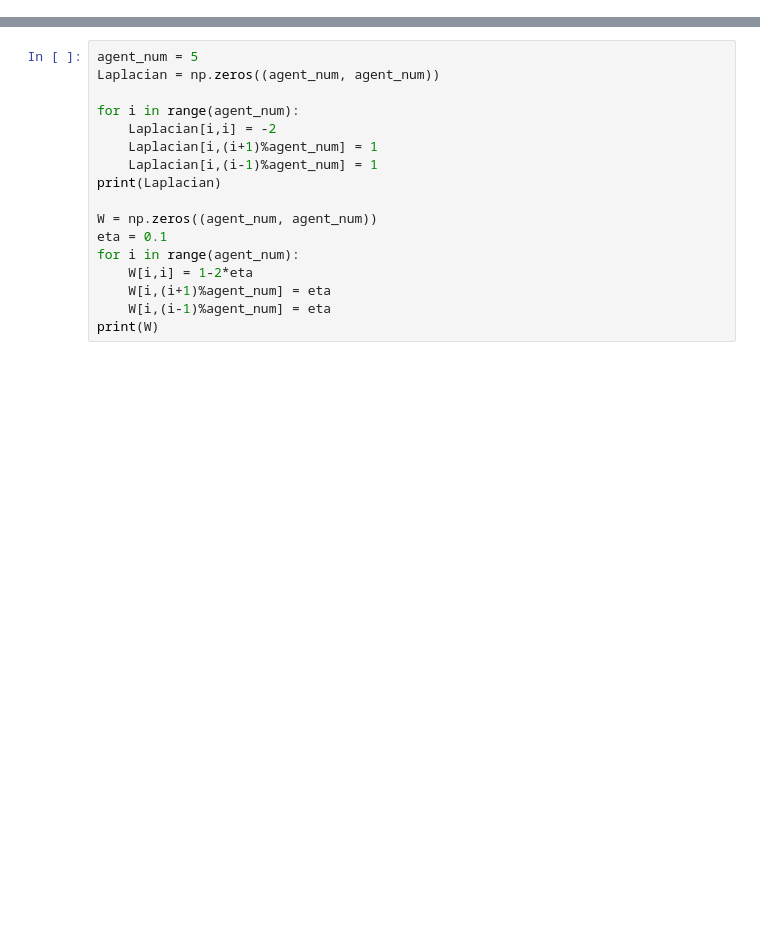
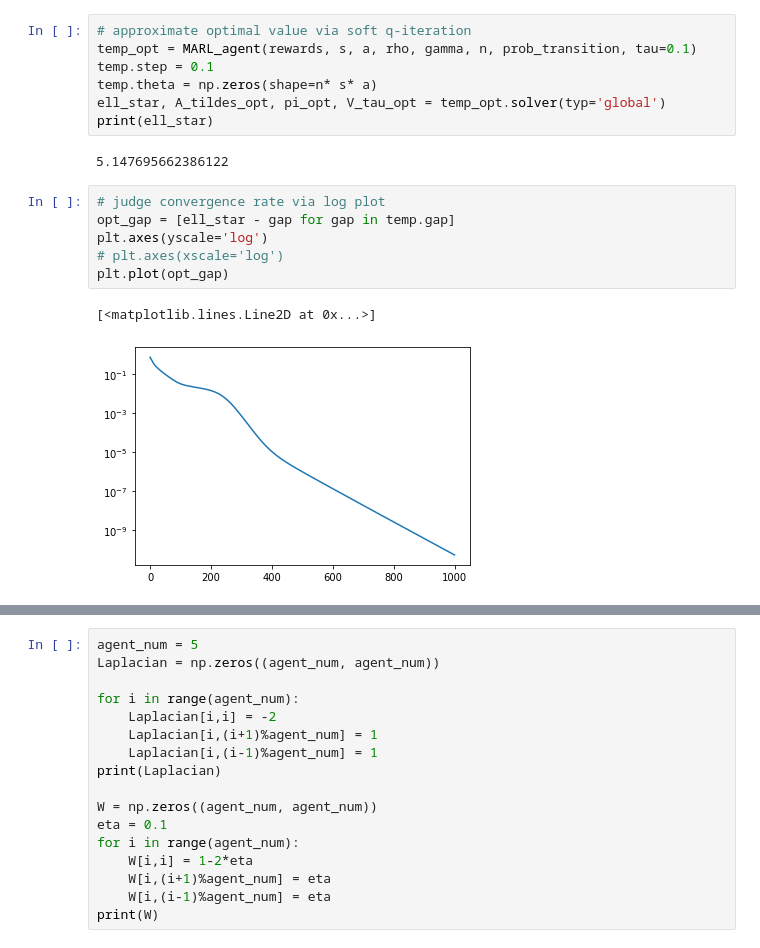
Before and after one commit to sundave1998/ARNPG-MORL, a Jupyter notebook: Tabular MDP (oracle)/CTDE_fromTao.ipynb, the cells around one changed output, grey strips where cells are left out. Saved outputs shown, nothing was run; the diff lists cells and outputs as text; blank space fills up the shorter version.

```diff
--- a/Tabular MDP (oracle)/CTDE_fromTao.ipynb
+++ b/Tabular MDP (oracle)/CTDE_fromTao.ipynb
@@ -71,0 +76,18 @@ print(np.max(temp.gap))
+# %%
+# approximate optimal value via soft q-iteration
+temp_opt = MARL_agent(rewards, s, a, rho, gamma, n, prob_transition, tau=0.1)
+temp.step = 0.1
+temp.theta = np.zeros(shape=n* s* a)
+ell_star, A_tildes_opt, pi_opt, V_tau_opt = temp_opt.solver(typ='global')
+print(ell_star)
+# %% [output]
+5.147695662386122
+# %%
+# judge convergence rate via log plot
+opt_gap = [ell_star - gap for gap in temp.gap]
+plt.axes(yscale='log')
+# plt.axes(xscale='log')
+plt.plot(opt_gap)
+# %% [output]
+[<matplotlib.lines.Line2D at 0x...>]
+[figure, added]
```
Also changed, not shown: parts of 10 cells of this notebook, 1 other file.
